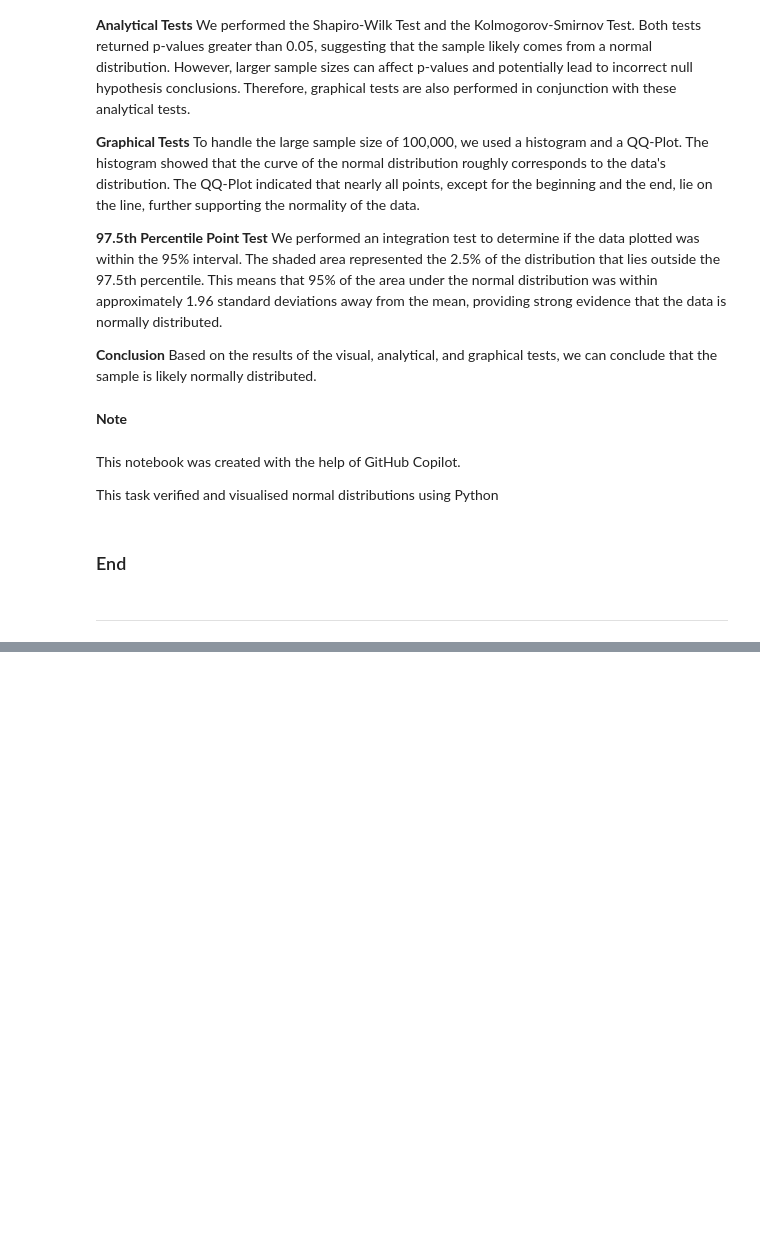
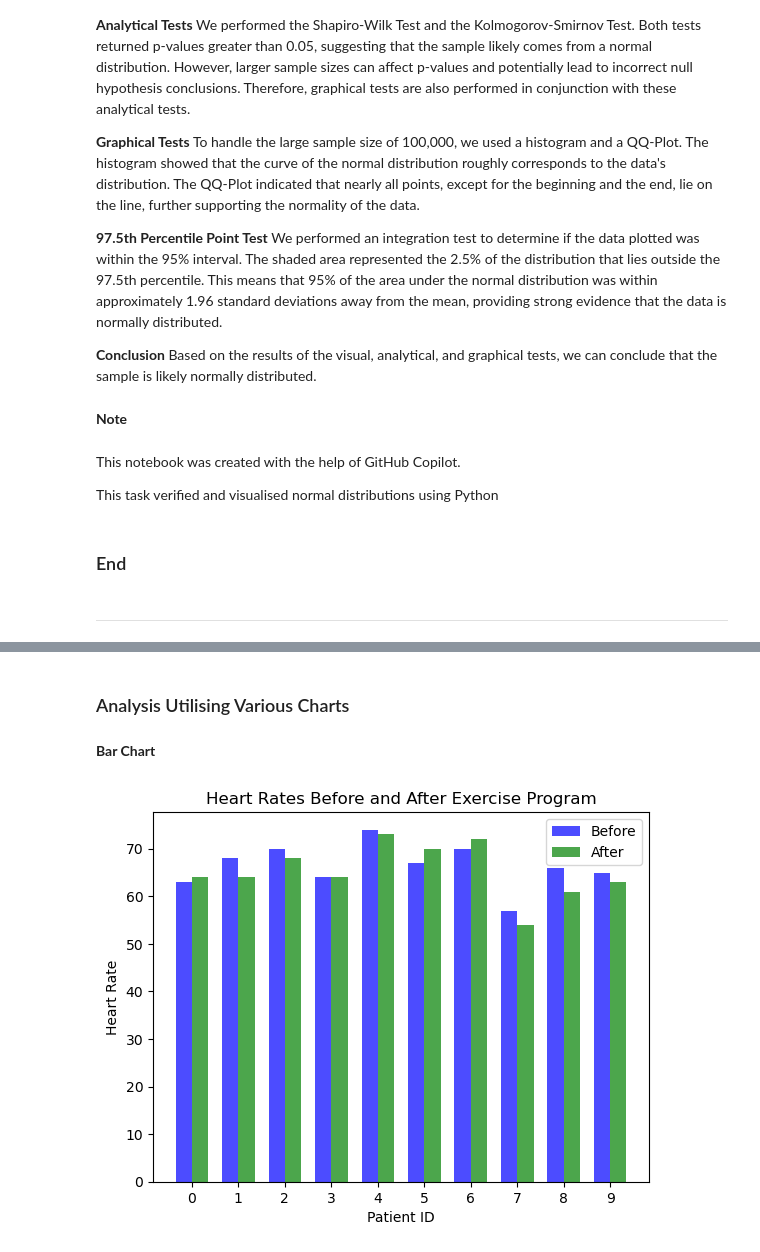
Before and after one commit to ECronin1973/Applied_Statistics_MyWork, a Jupyter notebook: tasks.ipynb, the cells around one changed output, grey strips where cells are left out. Drawn from its saved outputs; the diff is of its cells as text; code cells hidden in the pictures; blank space fills up the shorter version.

```diff
--- a/tasks.ipynb
+++ b/tasks.ipynb
@@ -832,0 +937,30 @@ _____
+# %% [markdown]
+### Analysis Utilising Various Charts
+# %% [markdown]
+__Bar Chart__
+# %%
+import numpy as np
+import matplotlib.pyplot as plt
+from scipy import stats
+
+# Bar Chart Will Show Before And After Side By Side
+# https://matplotlib.org/stable/api/_as_gen/matplotlib.pyplot.bar.html
+x = np.arange(len(before))
+width = 0.35  # the width of the bars
+
+fig, ax = plt.subplots()
+bars_before = ax.bar(x - width/2, before, width, label='Before', color='blue', alpha=0.7)
+bars_after = ax.bar(x + width/2, after, width, label='After', color='green', alpha=0.7)
+
+# Add some text for labels, title and custom x-axis tick labels, etc.
+ax.set_xlabel('Patient ID')
+ax.set_ylabel('Heart Rate')
+ax.set_title('Heart Rates Before and After Exercise Program')
+ax.set_xticks(x)
+ax.set_xticklabels(range(len(before)))
+ax.legend()
+
+# Display the plot
+plt.show()
+# %% [output]
+[figure, added]
```
Also changed, not shown: parts of 22 cells of this notebook, 1 other file.
